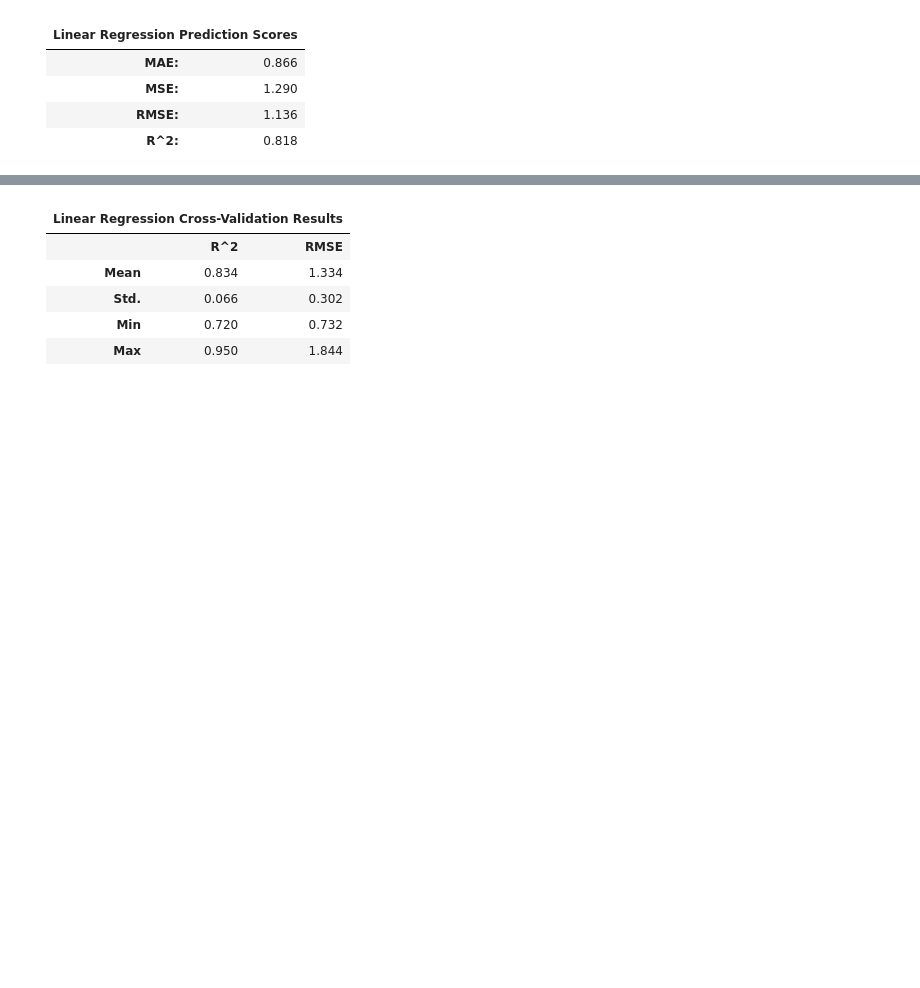
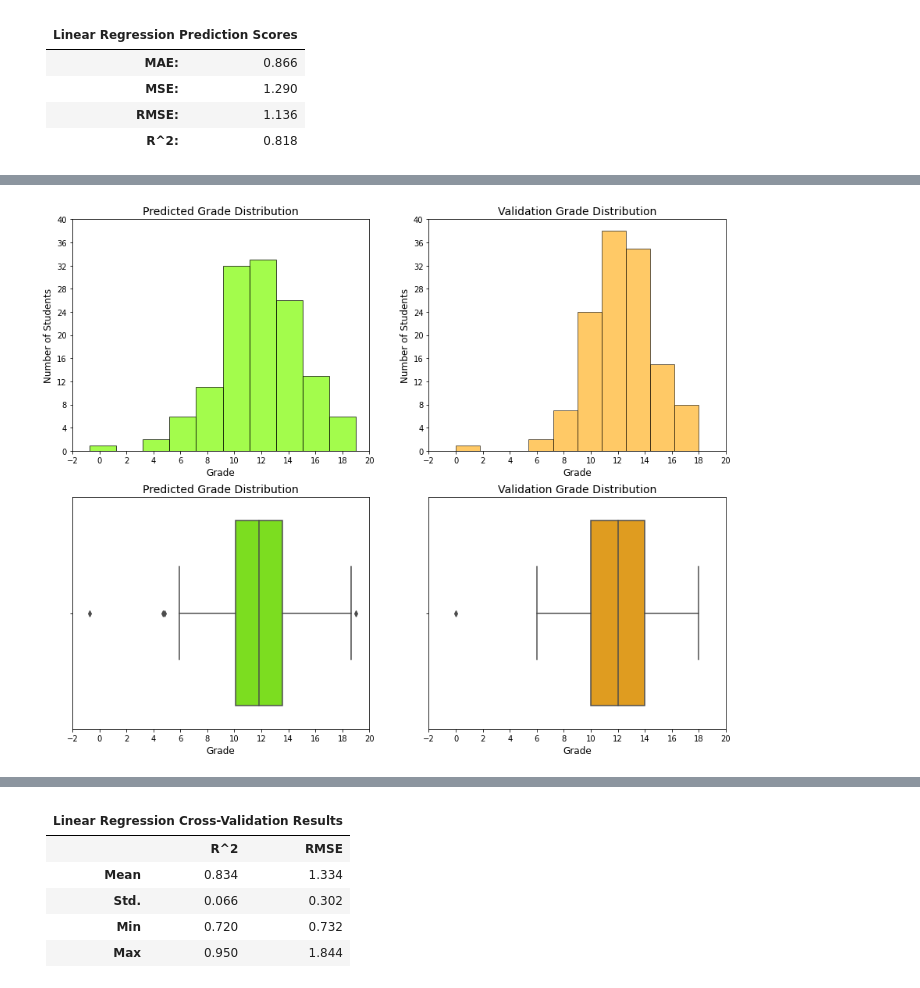
Before and after one commit to MarkLee7925/Student-Grade-Regression, a Jupyter notebook: Portuguese/Student_Grade_Regression_Portuguese.ipynb, the cells around one changed output, grey strips where cells are left out. Saved outputs shown, nothing was run; the diff lists cells and outputs as text; code cells hidden in the pictures; blank space fills up the shorter version.

Commit message:
Add files via upload
Updated code formatting and included missing trend results for Decision Tree model.

```diff
--- a/Portuguese/Student_Grade_Regression_Portuguese.ipynb
+++ b/Portuguese/Student_Grade_Regression_Portuguese.ipynb
@@ -705,0 +763,10 @@ Max: 1.843822
+# %%
+# Display LR prediction and validation results
+# Parameters: model, colour, alpha, x_range, y_range
+lr_dist = plot_dist(lr_pred, 'lawngreen', 0.7, np.arange(-2, 22, 2),
+                    np.arange(0, 44, 4))
+
+# Show subplot
+plt.show()
+# %% [output]
+[figure, added]
```
Also changed, not shown: parts of 78 cells of this notebook.
